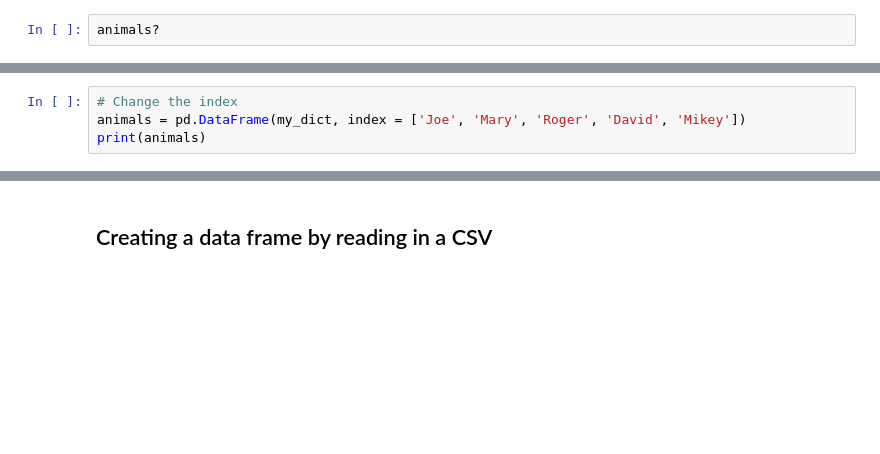
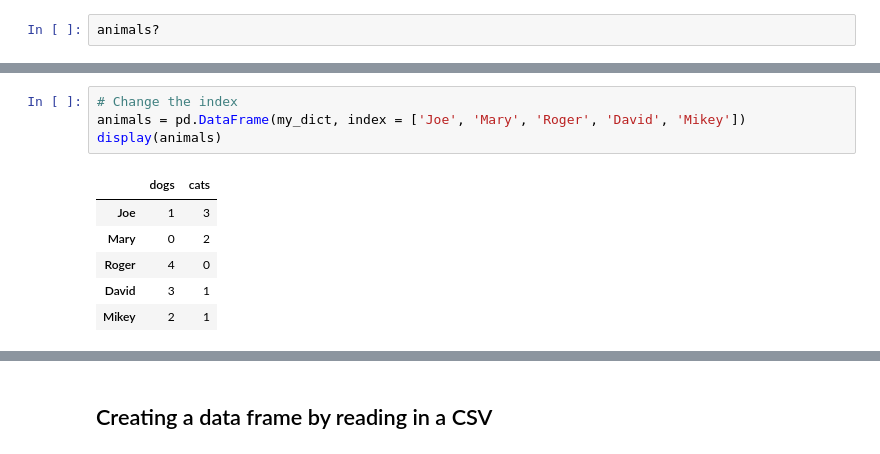
Before and after one commit to cnmi-ds-22/rwcitek___Data-Science-Portfolio-C22, a Jupyter notebook: Modules/Module_1_Intro_to_DS_and_Naive_Bayes/Lectures/120-Pandas.end.ipynb, the cells around one changed output, grey strips where cells are left out. Saved outputs shown, nothing was run; the diff lists cells and outputs as text; blank space fills up the shorter version.

```diff
--- a/Modules/Module_1_Intro_to_DS_and_Naive_Bayes/Lectures/120-Pandas.end.ipynb
+++ b/Modules/Module_1_Intro_to_DS_and_Naive_Bayes/Lectures/120-Pandas.end.ipynb
@@ -38,5 +70,12 @@ animals
 # %%
 # Change the index
 animals = pd.DataFrame(my_dict, index = ['Joe', 'Mary', 'Roger', 'David', 'Mikey'])
-print(animals)
+display(animals)
+# %% [output]
+|  | dogs | cats |
+| Joe | 1 | 3 |
+| Mary | 0 | 2 |
+| Roger | 4 | 0 |
+| David | 3 | 1 |
+| Mikey | 2 | 1 |
 # %%
```
Also changed, not shown: parts of 90 cells of this notebook.
